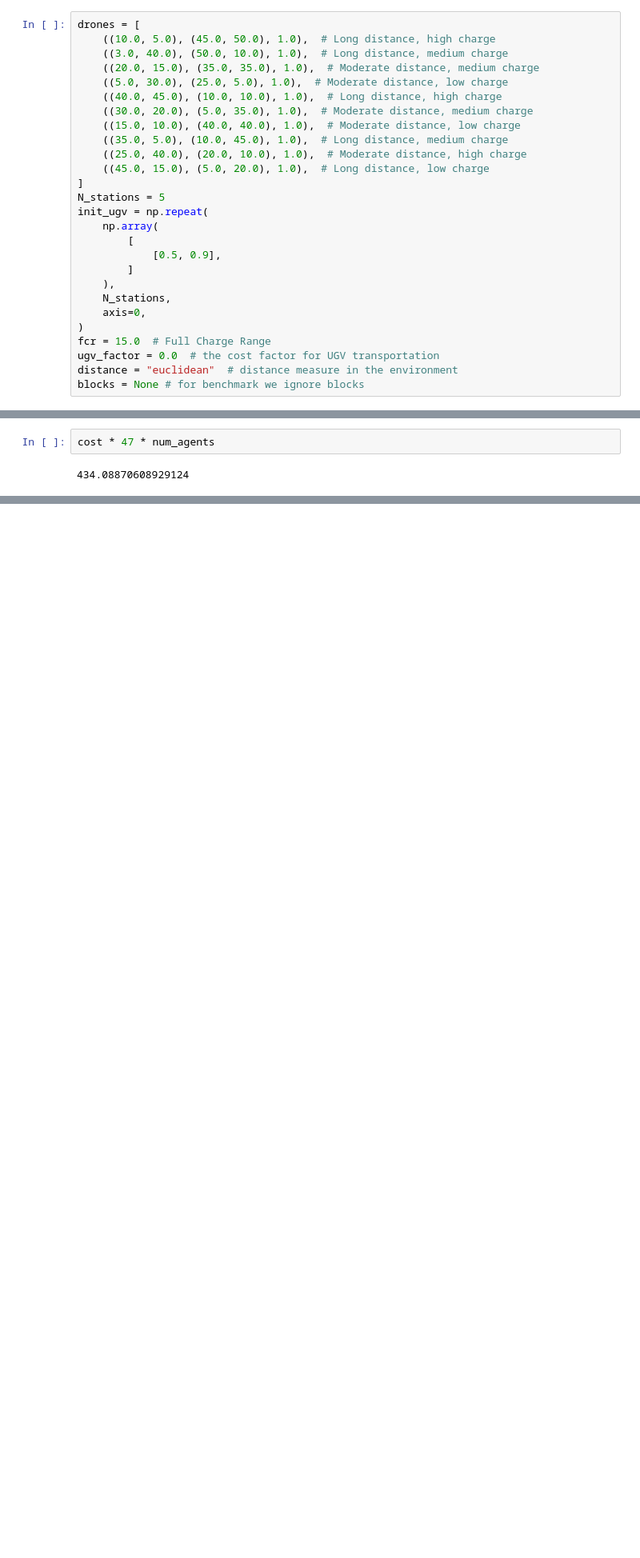
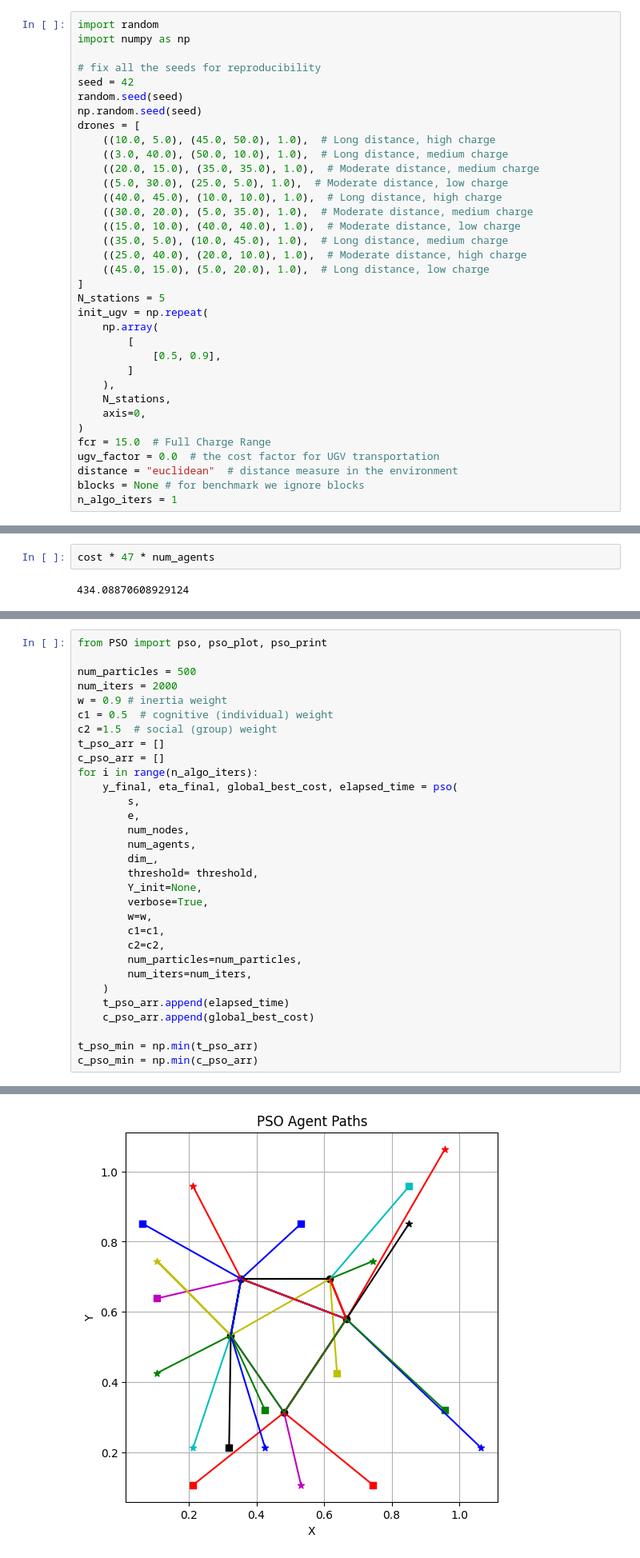
Before and after one commit to salar96/UAV-UGV-Optimization, a Jupyter notebook: benchmark.ipynb, the cells around one changed output, grey strips where cells are left out. Shown at 80% size. Drawn from its saved outputs; the diff is of its cells as text; blank space fills up the shorter version.

```diff
--- a/benchmark.ipynb
+++ b/benchmark.ipynb
@@ -7,6 +7,13 @@ from UAV_Net import UAV_Net
 from annealing import anneal
 import pickle
 # %%
+import random
+import numpy as np
+
+# fix all the seeds for reproducibility
+seed = 42
+random.seed(seed)
+np.random.seed(seed)
 drones = [
     ((10.0, 5.0), (45.0, 50.0), 1.0),  # Long distance, high charge
     ((3.0, 40.0), (50.0, 10.0), 1.0),  # Long distance, medium charge
@@ -33,6 +40,7 @@ fcr = 15.0  # Full Charge Range
 ugv_factor = 0.0  # the cost factor for UGV transportation
 distance = "euclidean"  # distance measure in the environment
 blocks = None # for benchmark we ignore blocks
+n_algo_iters = 1
 # %% [markdown]
 # FLPO Algorithm
 # %%
@@ -154,0 +282,32 @@ elapsed_time
+# %%
+from PSO import pso, pso_plot, pso_print
+
+num_particles = 500
+num_iters = 2000
+w = 0.9 # inertia weight
+c1 = 0.5  # cognitive (individual) weight
+c2 =1.5  # social (group) weight
+t_pso_arr = []
+c_pso_arr = []
+for i in range(n_algo_iters):
+    y_final, eta_final, global_best_cost, elapsed_time = pso(
+        s,
+        e,
+        num_nodes,
+        num_agents,
+        dim_,
+        threshold= threshold,
+        Y_init=None,
+        verbose=True,
+        w=w,
+        c1=c1,
+        c2=c2,
+        num_particles=num_particles,
+        num_iters=num_iters,
+    )
+    t_pso_arr.append(elapsed_time)
+    c_pso_arr.append(global_best_cost)
+
+t_pso_min = np.min(t_pso_arr)
+c_pso_min = np.min(c_pso_arr)
+# %% [output]
@@ -154,0 +331 @@ elapsed_time
+[figure, added]
```
Also changed, not shown: parts of 14 cells of this notebook, 6 other files.
